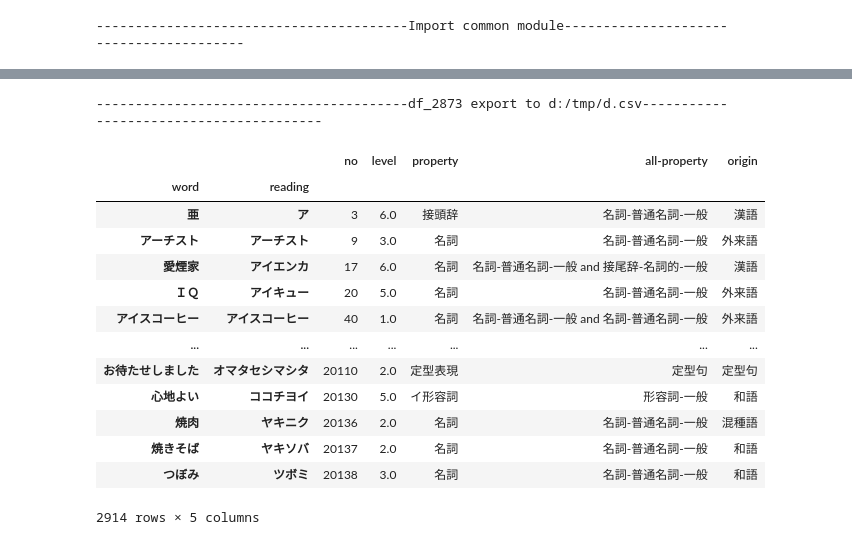
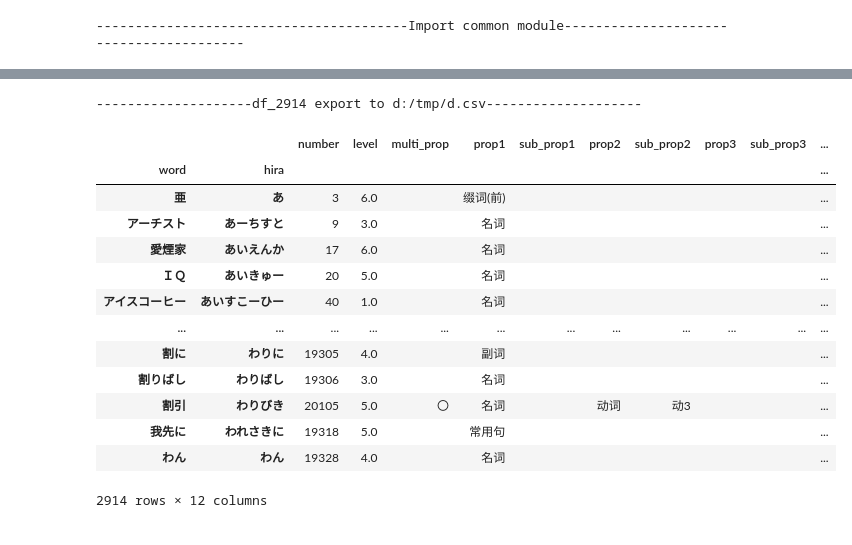
Before and after one commit to hopensic/python-notebooks, a Jupyter notebook: ja_jlpt.ipynb, the cells around one changed output, grey strips where cells are left out. Cells and saved outputs as stored; diff of their text form; code cells hidden in the pictures.

```diff
--- a/ja_jlpt.ipynb
+++ b/ja_jlpt.ipynb
@@ -154,24 +189,24 @@ p(f"word size in jlpt:{len_word_jlpt_set}")
 p(f"word_intersection:{len_word_found}({per_word_found:.1%})")
 p(f"unfound word in jlpt:{len_word_unfound}({per_word_unfound:.1%})")
 l()
-# 2. jlpt的reading和词频表的reading的交集
-reading_intersection = reading_jlpt_set & reading_freq_merge_set
-len_reading_jlpt_set = len(reading_jlpt_set)
-len_reading_found = len(reading_intersection)
-per_reading_found = len_reading_found / len_reading_jlpt_set
-len_reading_unfound = len_reading_jlpt_set - len_reading_found
-per_reading_unfound = len_reading_unfound / len_reading_jlpt_set
-p(f"reading size in jlpt:{len_reading_jlpt_set}")
-p(f"reading_intersection:{len_reading_found}({per_reading_found:.1%})")
-p(f"unfound reading in jlpt:{len_reading_unfound}({per_reading_unfound:.1%})")
+# 2. jlpt的reading和词频表的hira的交集
+hira_intersection = hira_jlpt_set & reading_freq_merge_set
+len_hira_jlpt_set = len(hira_jlpt_set)
+len_hira_found = len(hira_intersection)
+per_hira_found = len_hira_found / len_hira_jlpt_set
+len_hira_unfound = len_hira_jlpt_set - len_hira_found
+per_hira_unfound = len_hira_unfound / len_hira_jlpt_set
+p(f"hira size in jlpt:{len_hira_jlpt_set}")
+p(f"hira_intersection:{len_hira_found}({per_hira_found:.1%})")
+p(f"unfound hira in jlpt:{len_hira_unfound}({per_hira_unfound:.1%})")
 l()
-# 3. 计算jlpt中word和reading同时匹配词频
+# 3. 计算jlpt中word和hira同时匹配词频
 p(f"jlpt shape:{df_jlpt.shape}")
 p(f"df_merged_raw shape:{df_merged_raw.shape}")
 
 
-df_jlpt_with_multiidx = df_jlpt.set_index(["word", "reading"])
-df_merged_raw_with_multiidx = df_merged_raw.set_index(["headword", "reading"])
+df_jlpt_with_multiidx = df_jlpt.set_index(["word", "hira"])
+df_merged_raw_with_multiidx = df_merged_raw.set_index(["headword", "hira"])
 
 idx_jlbt_set = set(df_jlpt_with_multiidx.index)
 idx_df_merged_raw_set = set(df_merged_raw_with_multiidx.index)
@@ -217,3 +252,10 @@ index_intersection:14623(83.6%)
 unfound index in jlpt:2873(16.4%)
 --------------------------------------------------------------------------------
 df_jlpt_with_freq--ok
+# %%
+df_jlpt_with_multiidx["cnt_multiindex"] = df_jlpt_with_multiidx.groupby(
+    df_jlpt_with_multiidx.index
+).transform("size")
+to_csv_sig(df_jlpt_with_multiidx, "d:/tmp/e.csv", True)
+l("df_jlpt_with_multiidx export to d:/tmp/e.csv", 20)
+df_jlpt_with_multiidx
@@ -220,25 +278,27 @@ df_jlpt_with_freq--ok
 # %%
 # 取出jlpt中索引不在词频表中的那些数据(复合索引)
-df_2873 = df_jlpt_with_multiidx[~df_jlpt_with_multiidx.index.isin(df_merged_raw_with_multiidx.index)]
-to_csv_sig(df_2873, "d:/tmp/d.csv", True)
-l("df_2873 export to d:/tmp/d.csv")
-df_2873
+df_2914 = df_jlpt_with_multiidx[
+    ~df_jlpt_with_multiidx.index.isin(df_merged_raw_with_multiidx.index)
+]
+to_csv_sig(df_2914, "d:/tmp/d.csv", True)
+l("df_2914 export to d:/tmp/d.csv", 20)
+df_2914
 # %% [output]
-----------------------------------------df_2873 export to d:/tmp/d.csv----------------------------------------
+--------------------df_2914 export to d:/tmp/d.csv--------------------
-|  |  | no | level | property | all-property | origin |
-| word | reading |  |  |  |  |  |
-| 亜 | ア | 3 | 6.0 | 接頭辞 | 名詞-普通名詞-一般 | 漢語 |
-| アーチスト | アーチスト | 9 | 3.0 | 名詞 | 名詞-普通名詞-一般 | 外来語 |
-| 愛煙家 | アイエンカ | 17 | 6.0 | 名詞 | 名詞-普通名詞-一般 and 接尾辞-名詞的-一般 | 漢語 |
-| ＩＱ | アイキュー | 20 | 5.0 | 名詞 | 名詞-普通名詞-一般 | 外来語 |
-| アイスコーヒー | アイスコーヒー | 40 | 1.0 | 名詞 | 名詞-普通名詞-一般 and 名詞-普通名詞-一般 | 外来語 |
-| ... | ... | ... | ... | ... | ... | ... |
-| お待たせしました | オマタセシマシタ | 20110 | 2.0 | 定型表現 | 定型句 | 定型句 |
-| 心地よい | ココチヨイ | 20130 | 5.0 | イ形容詞 | 形容詞-一般 | 和語 |
-| 焼肉 | ヤキニク | 20136 | 2.0 | 名詞 | 名詞-普通名詞-一般 | 混種語 |
-| 焼きそば | ヤキソバ | 20137 | 2.0 | 名詞 | 名詞-普通名詞-一般 | 和語 |
-| つぼみ | ツボミ | 20138 | 3.0 | 名詞 | 名詞-普通名詞-一般 | 和語 |
+|  |  | number | level | multi_prop | prop1 | sub_prop1 | prop2 | sub_prop2 | prop3 | sub_prop3 | ... |
+| word | hira |  |  |  |  |  |  |  |  |  | ... |
+| 亜 | あ | 3 | 6.0 |  | 缀词(前) |  |  |  |  |  | ... |
+| アーチスト | あーちすと | 9 | 3.0 |  | 名词 |  |  |  |  |  | ... |
+| 愛煙家 | あいえんか | 17 | 6.0 |  | 名词 |  |  |  |  |  | ... |
+| ＩＱ | あいきゅー | 20 | 5.0 |  | 名词 |  |  |  |  |  | ... |
+| アイスコーヒー | あいすこーひー | 40 | 1.0 |  | 名词 |  |  |  |  |  | ... |
+| ... | ... | ... | ... | ... | ... | ... | ... | ... | ... | ... | ... |
+| 割に | わりに | 19305 | 4.0 |  | 副词 |  |  |  |  |  | ... |
+| 割りばし | わりばし | 19306 | 3.0 |  | 名词 |  |  |  |  |  | ... |
+| 割引 | わりびき | 20105 | 5.0 | 〇 | 名词 |  | 动词 | 动3 |  |  | ... |
+| 我先に | われさきに | 19318 | 5.0 |  | 常用句 |  |  |  |  |  | ... |
+| わん | わん | 19328 | 4.0 |  | 名词 |  |  |  |  |  | ... |
-2914 rows × 5 columns
+2914 rows × 12 columns
 # %%
 # 取出jlpt中索引不在词频表中的那些数据(只有拼写索引)
 df_jlpt_with_word_idx = df_jlpt.set_index("word")
```
Also changed, not shown: parts of 17 cells of this notebook, 8 other files.
